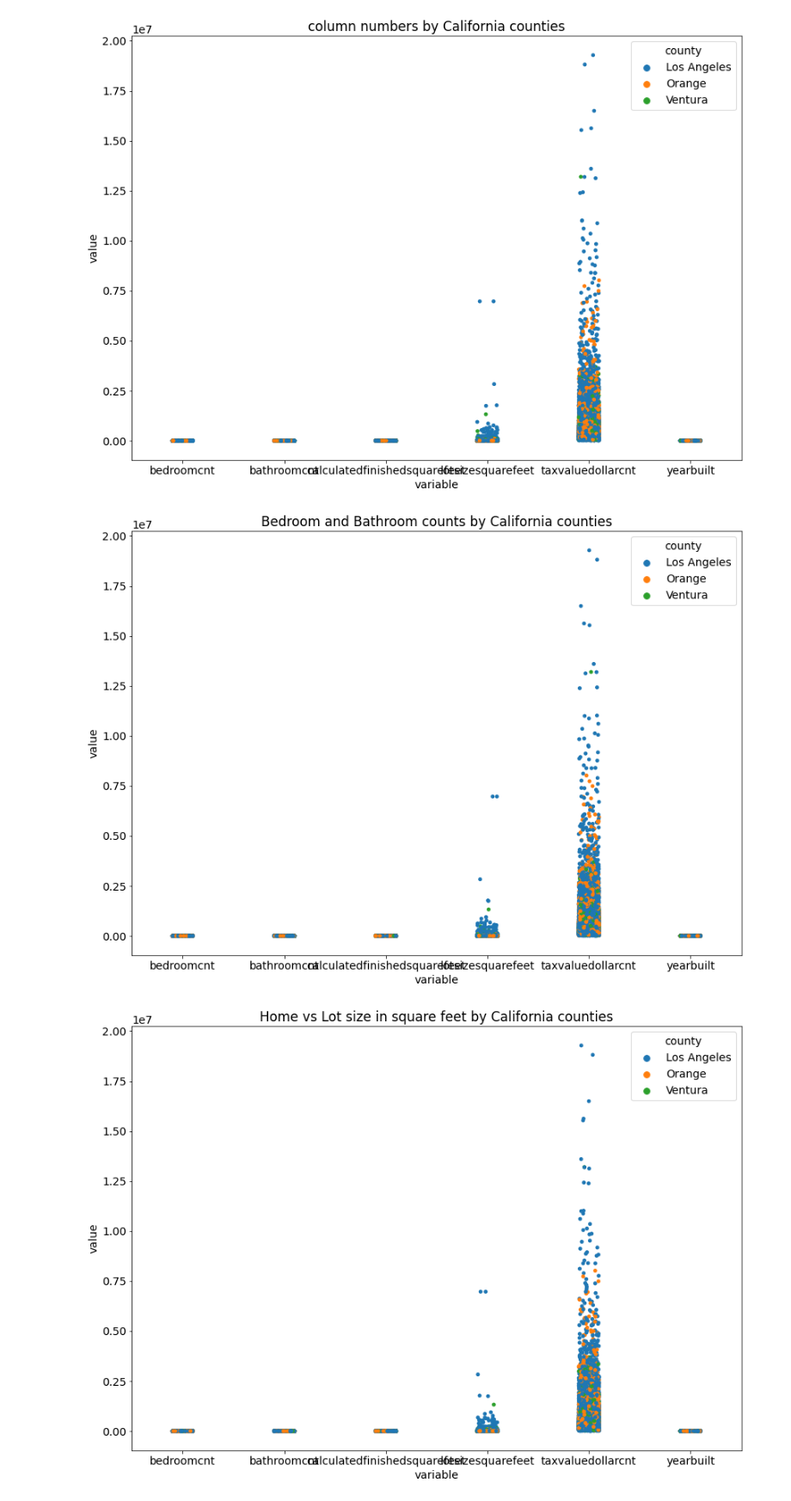
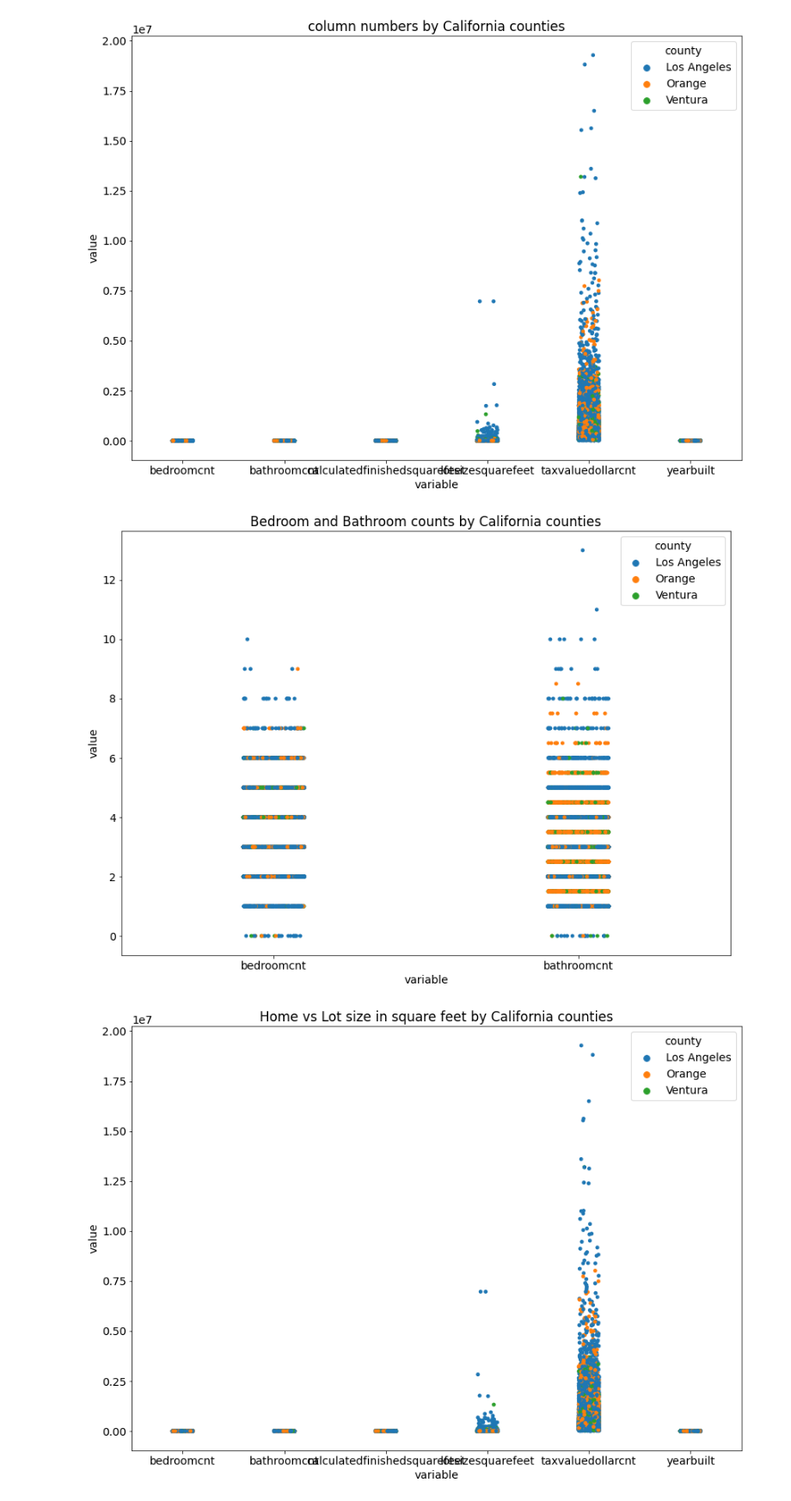
Before and after one commit to Jason-R-Turner/proj_zillow_home_value, a Jupyter notebook: initial_report.ipynb, the cells around one changed output. Shown at 86% size. Drawn from its saved outputs; the diff is of its cells as text; code cells hidden in the pictures.

```diff
--- a/initial_report.ipynb
+++ b/initial_report.ipynb
@@ -386,15 +384,15 @@ plt.show()
 # %%
 explore_train1 = train[['bedroomcnt', 'bathroomcnt', 'county']]
 
-melted = explore_train.melt(id_vars=['county'])
+melted = explore_train1.melt(id_vars=['county'])
 
 sns.stripplot(data=melted, x='variable', y='value', hue='county')
 
 plt.title('Bedroom and Bathroom counts by California counties')
 
 plt.show()
 # %% [output]
-[figure, old version]
+[figure, new version]
 # %%
 explore_train2 = train[['calculatedfinishedsquarefeet', 'lotsizesquarefeet', 'county']]
 
```
Also changed, not shown: parts of 5 cells of this notebook, 5 other files.
